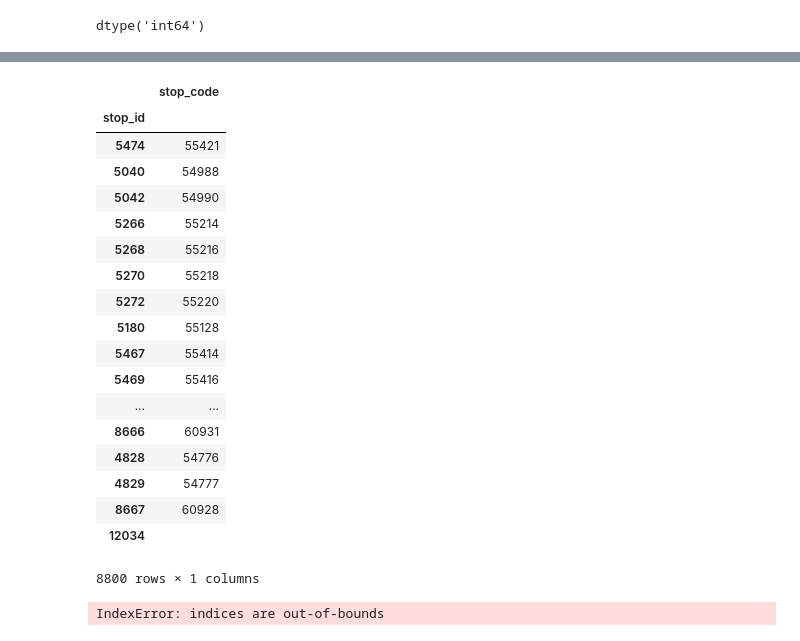
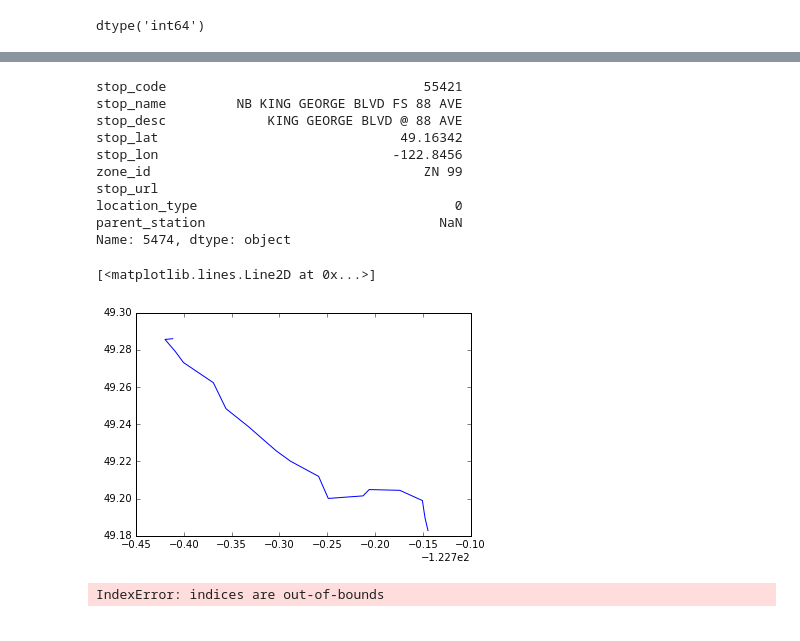
Before and after one commit to jrs65/transit_project, a Jupyter notebook: transit_parsing.ipynb, the cells around one changed output, grey strips where cells are left out. Drawn from its saved outputs; the diff is of its cells as text; code cells hidden in the pictures.

```diff
--- a/transit_parsing.ipynb
+++ b/transit_parsing.ipynb
@@ -118,7 +96,7 @@ stop_times
 # %%
 stops = pd.read_csv('stops.txt', index_col=0)
 # %%
-stop_ids = stop_times[stop_times['trip_id'] == 7249872]['stop_id']
+stop_ids = stop_times[stop_times['trip_id'] == 7282759]['stop_id']
 # %%
 import shapefile
 # %%
@@ -183,0 +148,12 @@ for val in stop_ids.as_matrix():
+# %%
+name_vec = []
+lat_vec = []
+lon_vec = []
+
+for val in stop_ids.as_matrix():
+#    print "value", val
+    name_vec.append(stops.loc[val]['stop_name'])
+
+    lat_vec.append(stops.loc[val]['stop_lat'])
+
+    lon_vec.append(stops.loc[val]['stop_lon'])
@@ -184,25 +165,21 @@ for val in stop_ids.as_matrix():
 # %%
-stops
+stops.loc[5474]
 # %% [output]
-|  | stop_code |
-| ﻿stop_id |  |
-| 5474 | 55421 |
-| 5040 | 54988 |
-| 5042 | 54990 |
-| 5266 | 55214 |
-| 5268 | 55216 |
-| 5270 | 55218 |
-| 5272 | 55220 |
-| 5180 | 55128 |
-| 5467 | 55414 |
-| 5469 | 55416 |
-| ... | ... |
-| 8666 | 60931 |
-| 4828 | 54776 |
-| 4829 | 54777 |
-| 8667 | 60928 |
-| 12034 |  |
-8800 rows × 1 columns
+stop_code                                 55421
+stop_name         NB KING GEORGE BLVD FS 88 AVE
+stop_desc             KING GEORGE BLVD @ 88 AVE
+stop_lat                               49.16342
+stop_lon                              -122.8456
+zone_id                                   ZN 99
+stop_url
+location_type                                 0
+parent_station                              NaN
+Name: 5474, dtype: object
+# %%
+plot(lon_vec, lat_vec)
+# %% [output]
+[<matplotlib.lines.Line2D at 0x...>]
+[figure, added]
 # %%
 stop_ids.as_matrix()]
 # %% [output]
```
Also changed, not shown: parts of 4 cells of this notebook.
